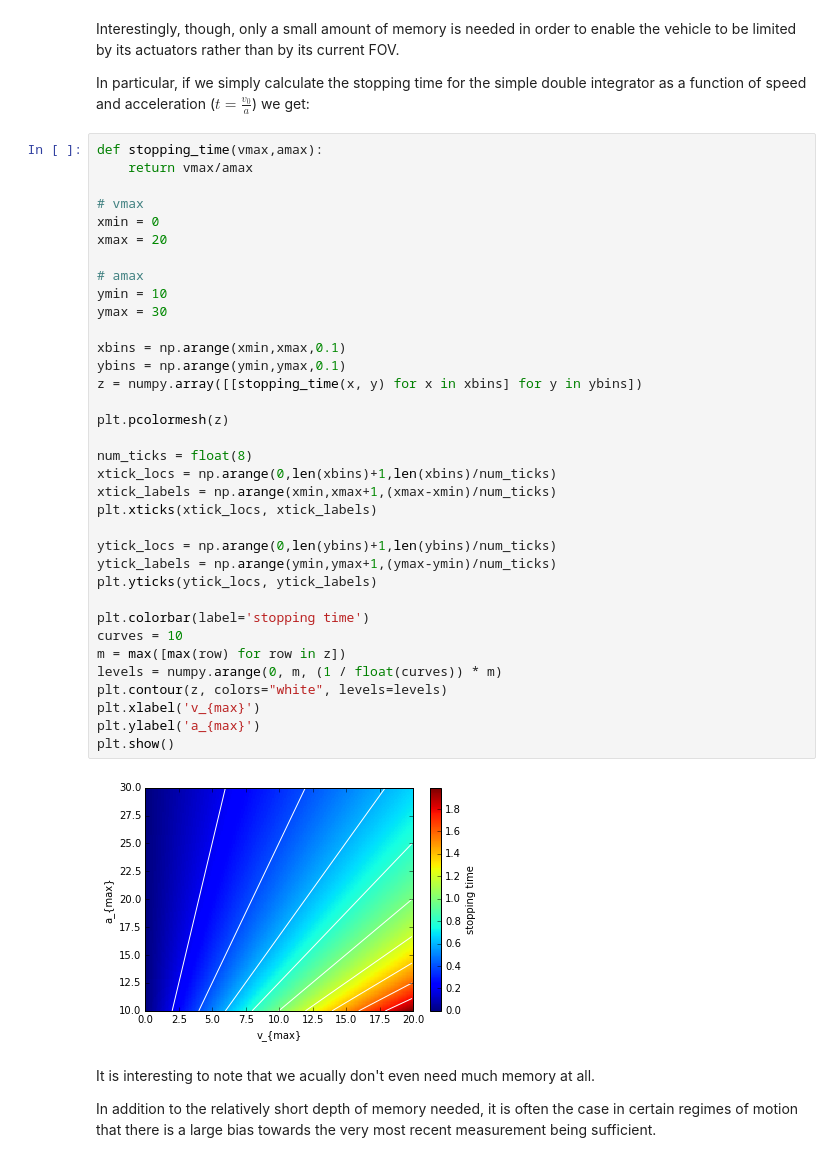
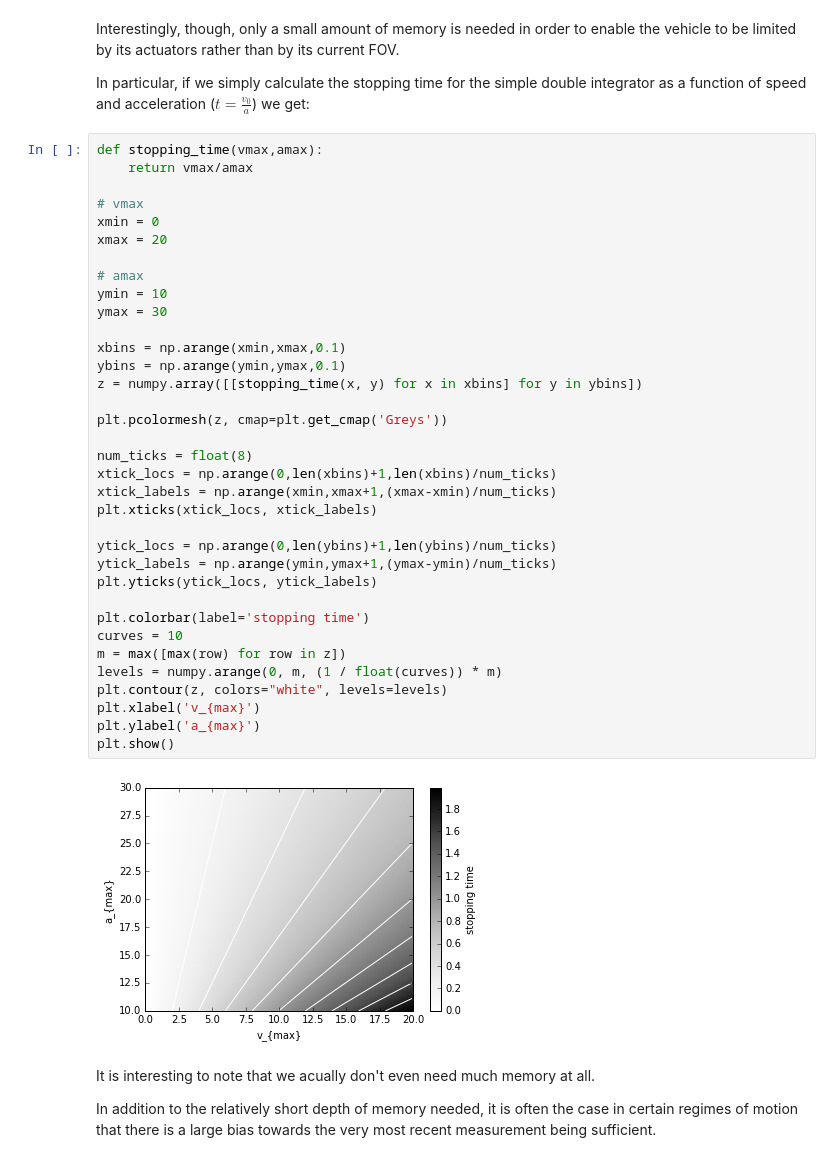
Before and after one commit to peteflorence/analysis-nanomap, a Jupyter notebook: Why memory.ipynb, the cells around one changed output. Cells and saved outputs as stored; diff of their text form.

```diff
--- a/Why memory.ipynb
+++ b/Why memory.ipynb
@@ -98,35 +108,35 @@ def stopping_time(vmax,amax):
 xmin = 0
 xmax = 20
 
 # amax
 ymin = 10
 ymax = 30
 
 xbins = np.arange(xmin,xmax,0.1)
 ybins = np.arange(ymin,ymax,0.1)
 z = numpy.array([[stopping_time(x, y) for x in xbins] for y in ybins])
 
-plt.pcolormesh(z)
+plt.pcolormesh(z, cmap=plt.get_cmap('Greys'))
 
 num_ticks = float(8)
 xtick_locs = np.arange(0,len(xbins)+1,len(xbins)/num_ticks)
 xtick_labels = np.arange(xmin,xmax+1,(xmax-xmin)/num_ticks)
 plt.xticks(xtick_locs, xtick_labels)
 
 ytick_locs = np.arange(0,len(ybins)+1,len(ybins)/num_ticks)
 ytick_labels = np.arange(ymin,ymax+1,(ymax-ymin)/num_ticks)
 plt.yticks(ytick_locs, ytick_labels)
 
 plt.colorbar(label='stopping time')
 curves = 10
 m = max([max(row) for row in z])
 levels = numpy.arange(0, m, (1 / float(curves)) * m)
 plt.contour(z, colors="white", levels=levels)
 plt.xlabel('v_{max}')
 plt.ylabel('a_{max}')
 plt.show()
 # %% [output]
-[figure, old version]
+[figure, new version]
 # %% [markdown]
 It is interesting to note that we acually don't even need much memory at all.
 
```
Also changed, not shown: parts of 3 cells of this notebook.
